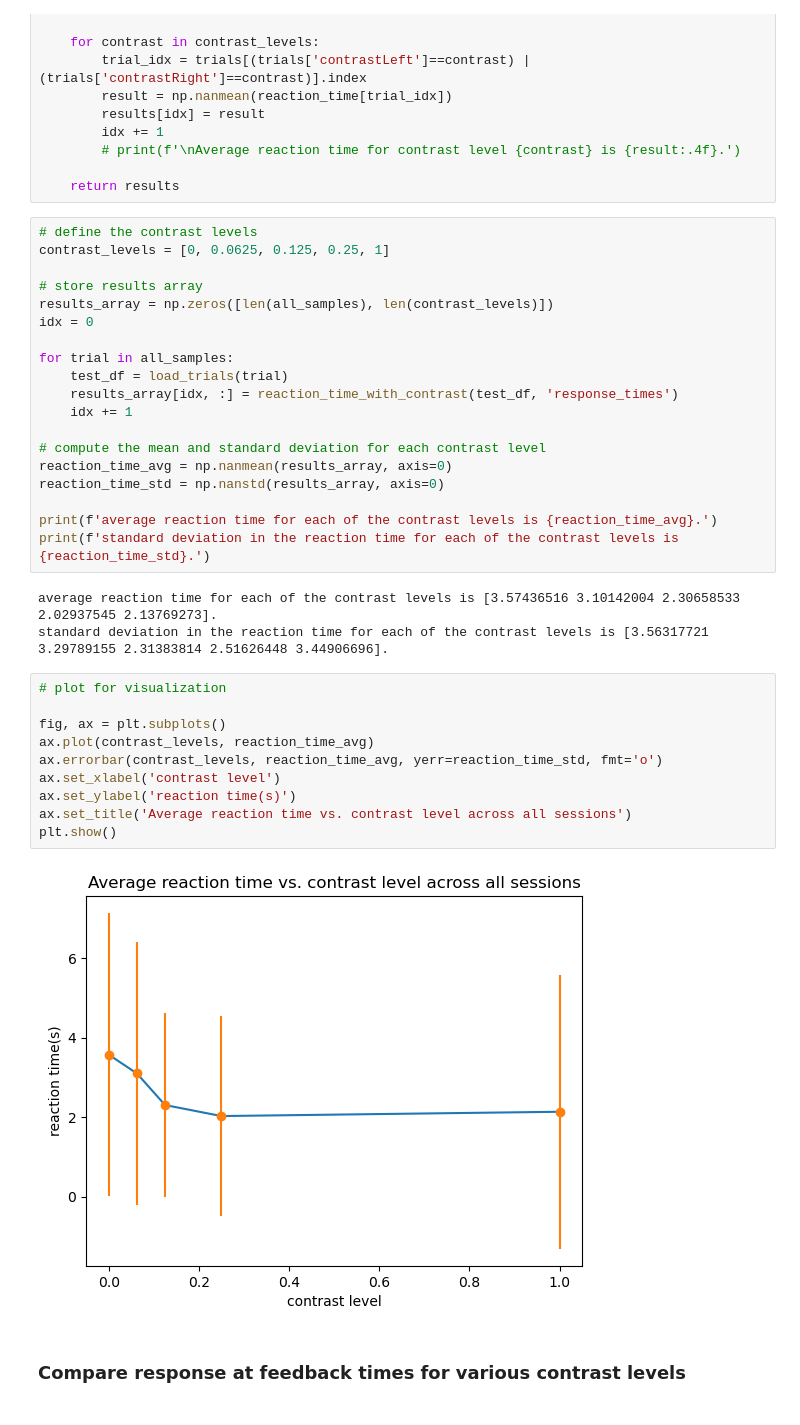
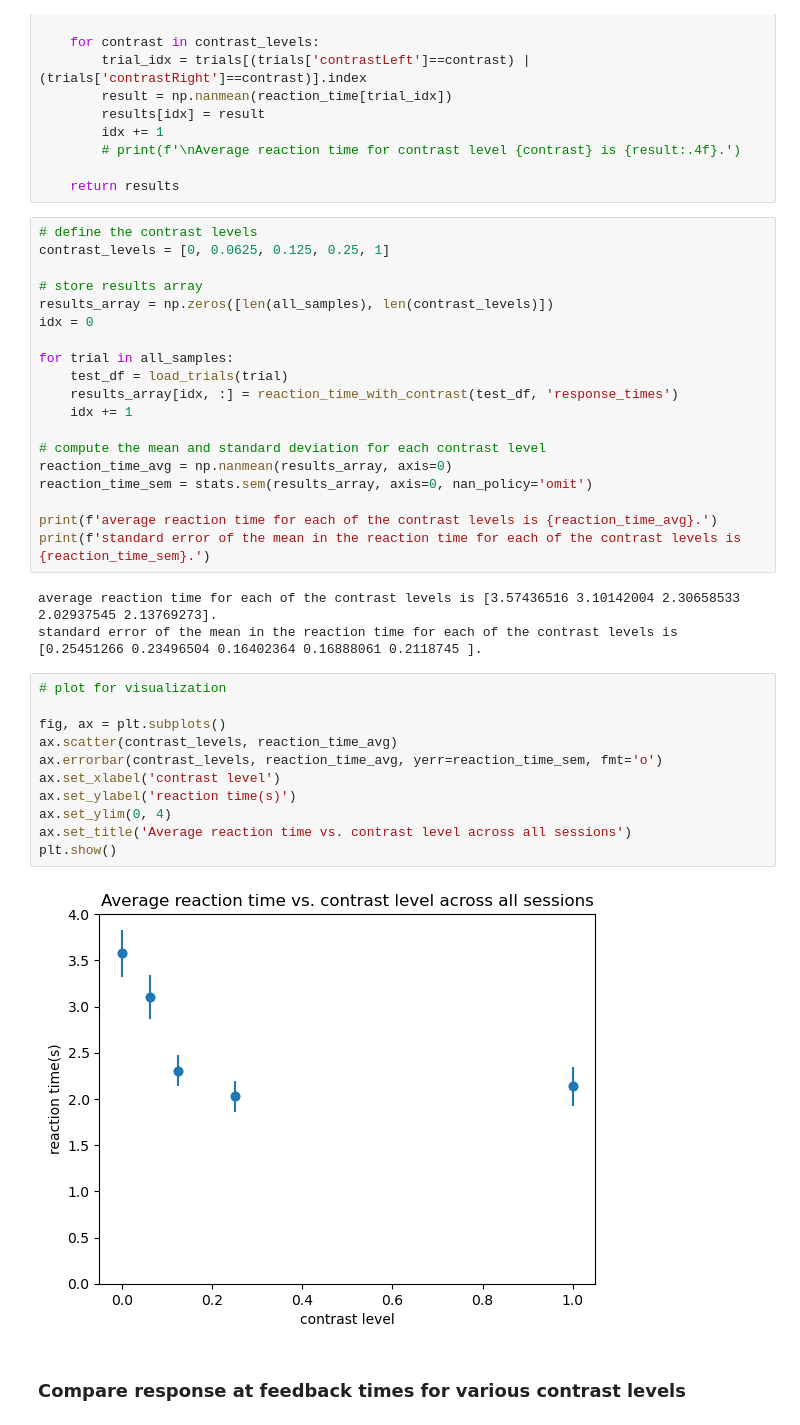
Before and after one commit to davcrom/ibl_neuromodulators, a Jupyter notebook: 02_serotonin_rpe.ipynb, the cells around one changed output. Drawn from its saved outputs; the diff is of its cells as text.

```diff
--- a/02_serotonin_rpe.ipynb
+++ b/02_serotonin_rpe.ipynb
@@ -1843,25 +1844,26 @@ for trial in all_samples:
 
 # compute the mean and standard deviation for each contrast level
 reaction_time_avg = np.nanmean(results_array, axis=0)
-reaction_time_std = np.nanstd(results_array, axis=0)
+reaction_time_sem = stats.sem(results_array, axis=0, nan_policy='omit')
 
 print(f'average reaction time for each of the contrast levels is {reaction_time_avg}.')
-print(f'standard deviation in the reaction time for each of the contrast levels is {reaction_time_std}.')
+print(f'standard error of the mean in the reaction time for each of the contrast levels is {reaction_time_sem}.')
 # %% [output]
 average reaction time for each of the contrast levels is [3.57436516 3.10142004 2.30658533 2.02937545 2.13769273].
-standard deviation in the reaction time for each of the contrast levels is [3.56317721 3.29789155 2.31383814 2.51626448 3.44906696].
+standard error of the mean in the reaction time for each of the contrast levels is [0.25451266 0.23496504 0.16402364 0.16888061 0.2118745 ].
 # %%
 # plot for visualization
 
 fig, ax = plt.subplots()
-ax.plot(contrast_levels, reaction_time_avg)
-ax.errorbar(contrast_levels, reaction_time_avg, yerr=reaction_time_std, fmt='o')
+ax.scatter(contrast_levels, reaction_time_avg)
+ax.errorbar(contrast_levels, reaction_time_avg, yerr=reaction_time_sem, fmt='o')
 ax.set_xlabel('contrast level')
 ax.set_ylabel('reaction time(s)')
+ax.set_ylim(0, 4)
 ax.set_title('Average reaction time vs. contrast level across all sessions')
 plt.show()
 # %% [output]
-[figure, old version]
+[figure, new version]
 # %% [markdown]
 ### Compare response at feedback times for various contrast levels
 # %%
```
Also changed, not shown: parts of 5 cells of this notebook.
